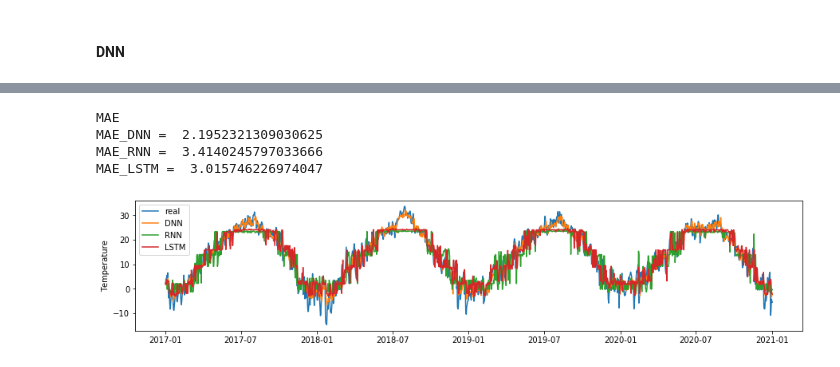
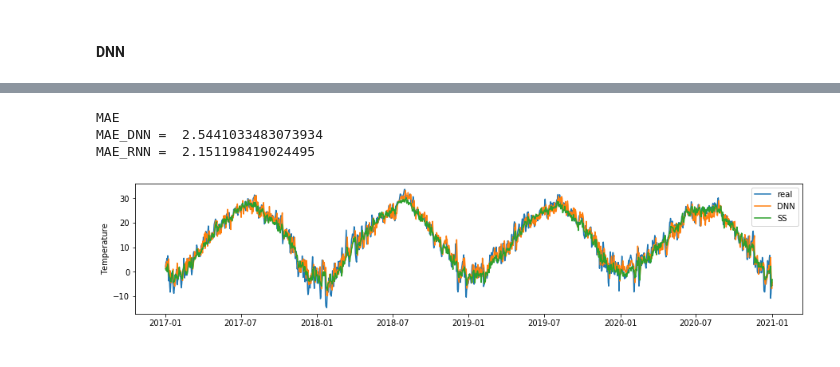
Before and after one commit to ParkSunA/Temperature-Prediction, a Jupyter notebook: 데이터 스케일링 방법에 따른 성능 비교.ipynb, the cells around one changed output, grey strips where cells are left out. Cells and saved outputs as stored; diff of their text form; code cells hidden in the pictures.

Commit message:
Standard Scaler 추가

```diff
--- a/데이터 스케일링 방법에 따른 성능 비교.ipynb
+++ b/데이터 스케일링 방법에 따른 성능 비교.ipynb
@@ -82,3 +84,9 @@ from keras.callbacks import ModelCheckpoint, EarlyStopping, ReduceLROnPlateau
+# %%
+SS = StandardScaler()
+SS.fit(trainX.append(validX).values)
+scaled_trainX = SS.transform(trainX.values)
+scaled_validX = SS.transform(validX.values)
+scaled_testX = SS.transform(testX.values)
 # %% [markdown]
 #### DNN
 # %%
@@ -136,7 +144,7 @@ callbacks = [callback_early_stopping,
              callback_checkpoint,
              callback_reduce_lr]
 hist = DNN.fit(trainX,trainY, validation_data=(validX, validY),
-                 epochs = 200, batch_size=1, callbacks=callbacks, verbose=1)
+                 epochs = 200, batch_size=30, callbacks=callbacks, verbose=1)
 
 fig, loss_ax = plt.subplots()
 
@@ -171,27 +245,26 @@ Epoch 00053: val_loss did not improve from 8.41612
 # %%
 time = pd.to_datetime(test['일시'])
 
 pred_DNN = DNN.predict(testX)
-pred_RNN = RNN.predict(testX.values.reshape(-1,1,44)).reshape(-1,)
-pred_LSTM = LSTM.predict(testX.values.reshape(-1,1,44))
+pred_SS = SS_DNN.predict(scaled_testX)
+# pred_LSTM = LSTM.predict(testX.values.reshape(-1,1,44))
 
 
 plt.figure(figsize = (15,3))
 plt.plot(time,testY.reset_index()['Y'])
 plt.plot(time,pred_DNN)
-plt.plot(time,pred_RNN)
-plt.plot(time,pred_LSTM)
+plt.plot(time,pred_SS)
+# plt.plot(time,pred_LSTM)
 
 plt.ylabel('Temperature')
-plt.legend(['real','DNN','RNN','LSTM'])
+plt.legend(['real','DNN','SS'])
 
 print('MAE')
 print('MAE_DNN = ',(((testY-pred_DNN.reshape(-1,))**2)**0.5).mean())
-print('MAE_RNN = ',(((testY-pred_RNN.reshape(-1,))**2)**0.5).mean())
-print('MAE_LSTM = ',(((testY-pred_LSTM.reshape(-1,))**2)**0.5).mean())
+print('MAE_RNN = ',(((testY-pred_SS.reshape(-1,))**2)**0.5).mean())
+# print('MAE_LSTM = ',(((testY-pred_LSTM.reshape(-1,))**2)**0.5).mean())
 # %% [output]
 MAE
-MAE_DNN =  2.1952321309030625
-MAE_RNN =  3.4140245797033666
-MAE_LSTM =  3.015746226974047
+MAE_DNN =  2.5441033483073934
+MAE_RNN =  2.151198419024495
-[figure, old version]
+[figure, new version]
```
Also changed, not shown: parts of 4 cells of this notebook.
